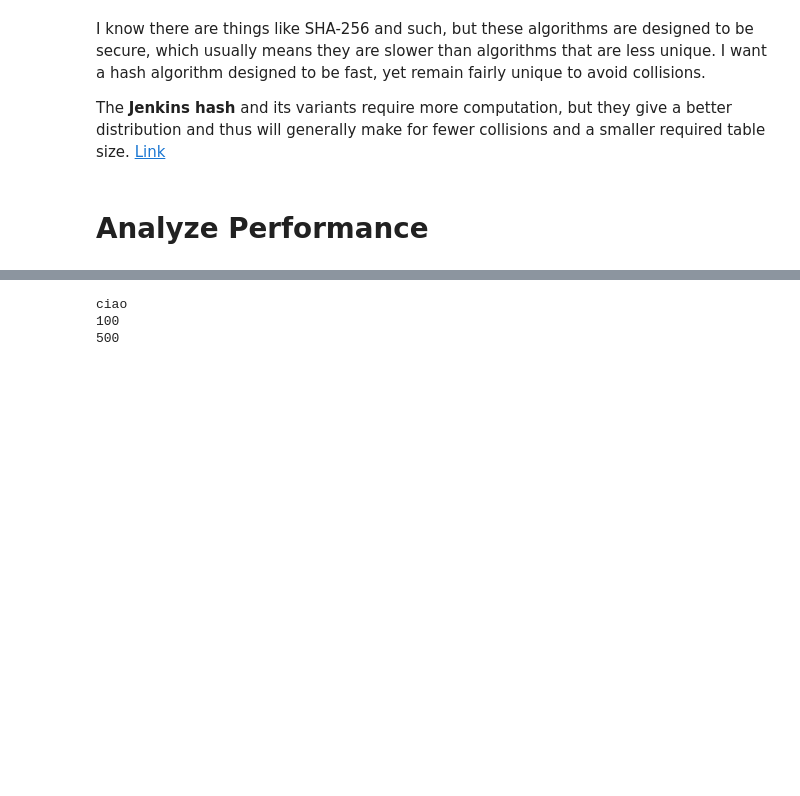
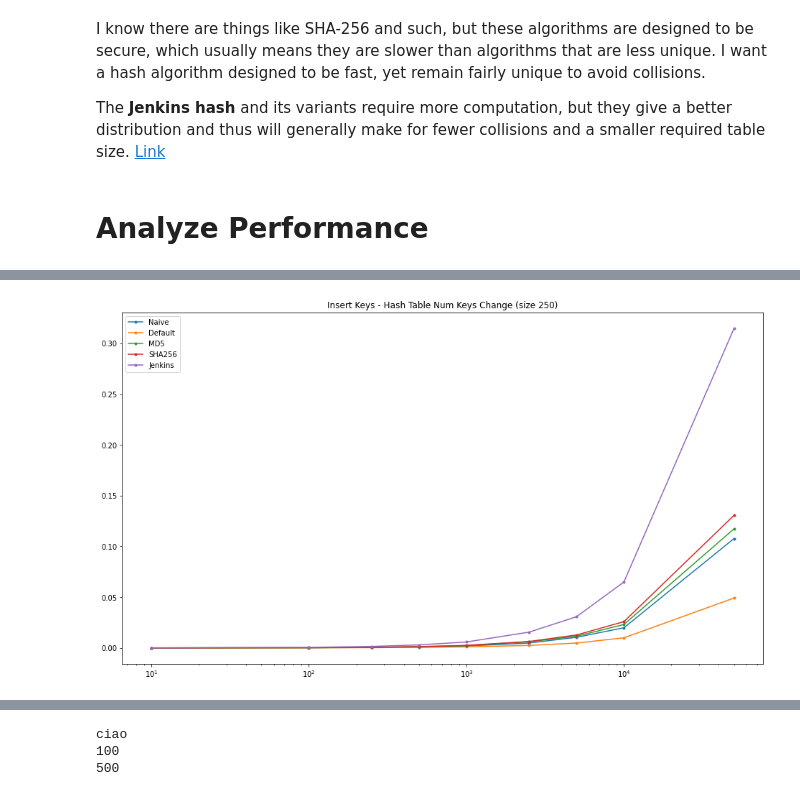
Before and after one commit to jerryfane/dictionaries-implementation, a Jupyter notebook: dictionary-implementations.ipynb, the cells around one changed output, grey strips where cells are left out. Cells and saved outputs as stored; diff of their text form; code cells hidden in the pictures; blank space fills up the shorter version.

```diff
--- a/dictionary-implementations.ipynb
+++ b/dictionary-implementations.ipynb
@@ -515,0 +397,12 @@ hashtables[0][1].get('grapes')
+# %%
+size = 250
+n_keys_insert = [10, 100, 250, 500, 1000, 2500, 5000, 10000]
+n_keys_get = [10, 25, 50, 100, 200, 500, 1000, 2000]
+
+hashtables = {
+    'Naive': NaiveHashTable(size),
+    'Default': DefaultHashTable(size),
+    'MD5': MD5HashTable(size),
+    'SHA256': SHA256HashTable(size),
+    'Jenkins': JenkinsHashTable(size)
+}
@@ -515,0 +462,9 @@ hashtables[0][1].get('grapes')
+# %%
+insert_key_change_df = pd.read_csv('./Results/insert_key_change.csv')
+insert_key_change_df.index = n_keys_insert
+# %%
+ax = insert_key_change_df[['Naive', 'Default', 'MD5', 'SHA256', 'Jenkins']].plot(figsize=(16,9), style='.-');
+ax.set_xscale('log');
+ax.set_title('Insert Keys - Hash Table Num Keys Change (size 250)');
+# %% [output]
+[figure, added]
```
Also changed, not shown: parts of 54 cells of this notebook.
